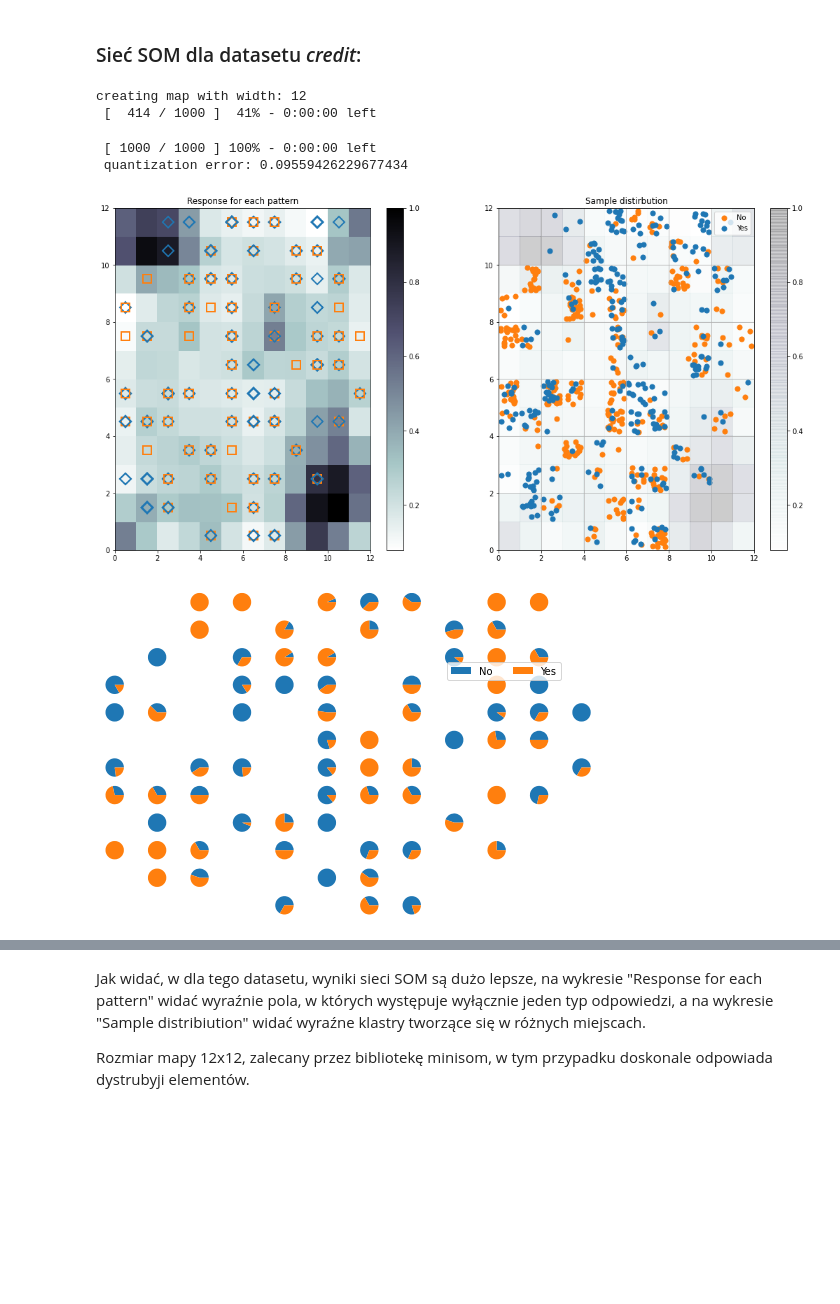
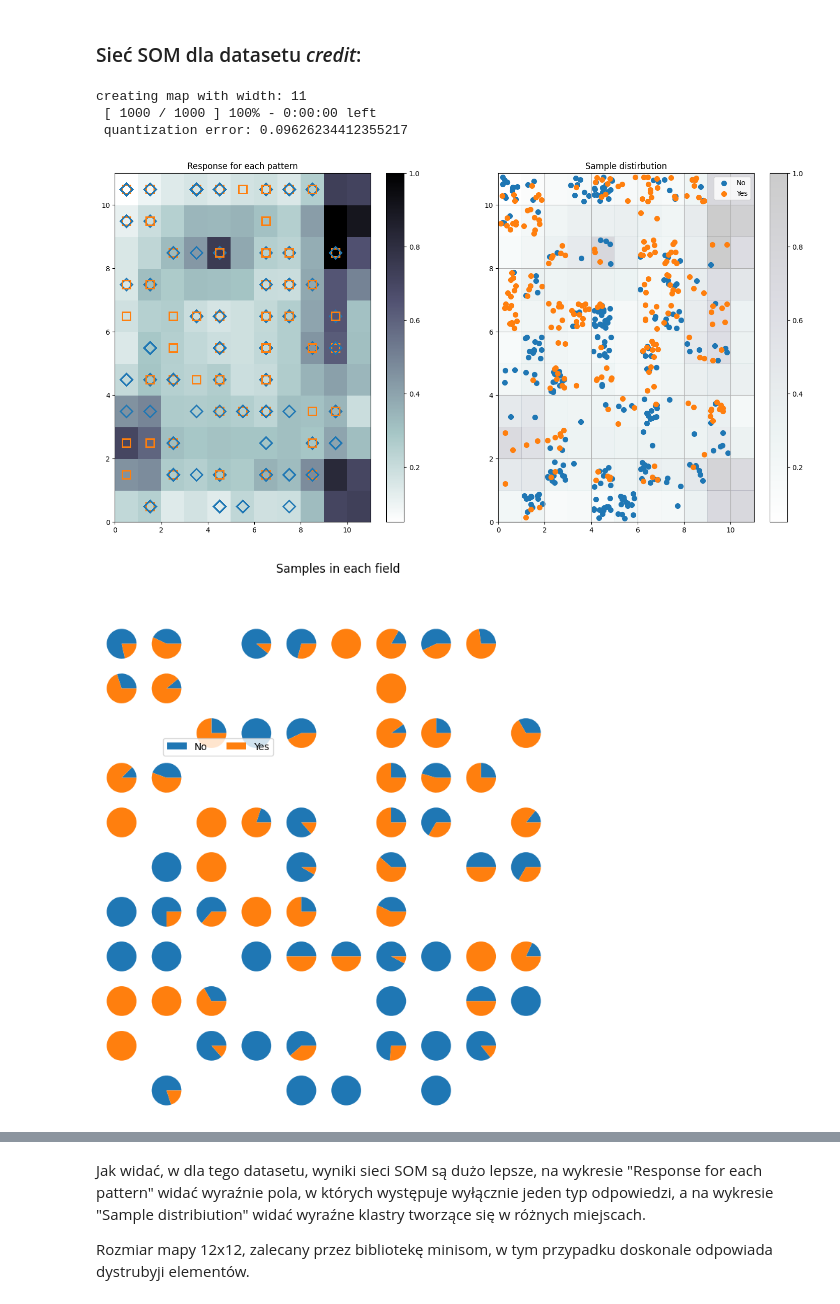
Before and after one commit to ignis05/uj-ci, a Jupyter notebook: Project1.ipynb, the cells around one changed output, grey strips where cells are left out. Cells and saved outputs as stored; diff of their text form; code cells hidden in the pictures; blank space fills up the shorter version.

```diff
--- a/Project1.ipynb
+++ b/Project1.ipynb
@@ -285,6 +280,9 @@ credit_X = normalize(credit_X, axis=0)
 # split into test set and training set
 credit_X_train, credit_X_test, credit_y_train, credit_y_test = train_test_split(credit_X, credit_y, test_size=0.20, random_state=31)
 
+
+credit_y_train_noOHE = credit_y_train
+credit_y_test_noOHE = credit_y_test
 # transform boolean to 2-column to OHE
 credit_y_train = np_utils.to_categorical(credit_y_train, num_classes=2)
 credit_y_test = np_utils.to_categorical(credit_y_test, num_classes=2)
@@ -524,9 +522,12 @@ Wykres 2 "sample distribiution" jest bardzo gęsto upakowany, ponieważ z zało
 ### Sieć SOM dla datasetu *credit*:
 # %%
 # sieć SOM dla credit:
+credit_labels = {0: 'No', 1: 'Yes'}
+credit_colors = ['C0', 'C1']
+credit_markers = ['D', 's']
 
-credit_SOM_target = credit_y
-credit_SOM_data = credit_X
+credit_SOM_target = credit_y_train_noOHE
+credit_SOM_data = credit_X_train
 
 credit_mapSize = math.ceil(np.sqrt(5*np.sqrt(len(credit_SOM_target))))  # rule of thumb for SOM dimentions: 5*sqrt(samples_size)
 print(f'creating map with width: {credit_mapSize}')
@@ -537,15 +538,10 @@ credit_SOM_model = MiniSom(credit_mapSize, credit_mapSize, credit_SOM_data.shape
 credit_SOM_model.pca_weights_init(credit_SOM_data)
 credit_SOM_model.train(credit_SOM_data, 1000, verbose=True)
 # %% [output]
-creating map with width: 12
- [  414 / 1000 ]  41% - 0:00:00 left
+creating map with width: 11
+ [ 1000 / 1000 ] 100% - 0:00:00 left
+ quantization error: 0.09626234412355217
- [ 1000 / 1000 ] 100% - 0:00:00 left
- quantization error: 0.09559426229677434
 # %%
-labels = {0: 'No', 1: 'Yes'}
-colors = ['C0', 'C1']
-markers = ['D', 's']
-
 plt.figure(figsize=(18, 9))
 
 # The response for each pattern in the dataset - different colors and markers for each label
@@ -556,42 +552,43 @@ plt.title('Response for each pattern')
 for cnt, xx in enumerate(credit_SOM_data):
     w = credit_SOM_model.winner(xx)  # getting the winner
     # palce a marker on the winning position for the sample xx
-    plt.plot(w[0]+.5, w[1]+.5, markers[credit_SOM_target[cnt]-1], markerfacecolor='None',
-             markeredgecolor=colors[credit_SOM_target[cnt]-1], markersize=12, markeredgewidth=2)
+    plt.plot(w[0]+.5, w[1]+.5, credit_markers[credit_SOM_target[cnt]], markerfacecolor='None',
+             markeredgecolor=credit_colors[credit_SOM_target[cnt]], markersize=12, markeredgewidth=2)
 
 
 # Sample distirbution - each dot represents the coordinates of the winning neuron.
 # A random offset is added to avoid overlaps between points within the same cell.
 plt.subplot(1, 2, 2)
 plt.title('Sample distirbution')
 w_x, w_y = zip(*[credit_SOM_model.winner(d) for d in credit_SOM_data])
 w_x = np.array(w_x)
 w_y = np.array(w_y)
 
 plt.pcolor(credit_SOM_model.distance_map().T, cmap='bone_r', alpha=.2)
 plt.colorbar()
 
 for c in np.unique(credit_SOM_target):
     idx_target = credit_SOM_target == c
     plt.scatter(w_x[idx_target]+.5+(np.random.rand(np.sum(idx_target))-.5)*.8,
                 w_y[idx_target]+.5+(np.random.rand(np.sum(idx_target))-.5)*.8,
-                s=50, c=colors[c-1], label=labels[c])
+                s=50, c=credit_colors[c], label=credit_labels[c])
 plt.legend(loc='upper right')
 plt.grid()
 plt.show()
 
 
 # Pie-chart distribution.
-labels_map = credit_SOM_model.labels_map(credit_SOM_data, [labels[t] for t in credit_SOM_target])
-the_grid = gridspec.GridSpec(credit_mapSize, credit_mapSize,plt.figure(figsize=(9, 6)))
+labels_map = credit_SOM_model.labels_map(credit_SOM_data, [credit_labels[t] for t in credit_SOM_target])
+the_grid = gridspec.GridSpec(credit_mapSize, credit_mapSize, plt.figure(figsize=(9, 9)))
 for position in labels_map.keys():
-    label_fracs = [labels_map[position][l] for l in labels.values()]
+    label_fracs = [labels_map[position][l] for l in credit_labels.values()]
     plt.subplot(the_grid[credit_mapSize-1-position[1],
                          position[0]], aspect=1)
     patches, texts = plt.pie(label_fracs)
 
-plt.legend(patches, labels.values(), bbox_to_anchor=(3.5, 6.5), ncol=3)
+plt.legend(patches, credit_labels.values(), bbox_to_anchor=(3.5, 6.5), ncol=3)
+plt.suptitle('Samples in each field')
 plt.show()
 # %% [output]
-[figure, old version]
+[figure, new version]
-[figure, old version]
+[figure, new version]
```
Also changed, not shown: parts of 2 cells of this notebook.
